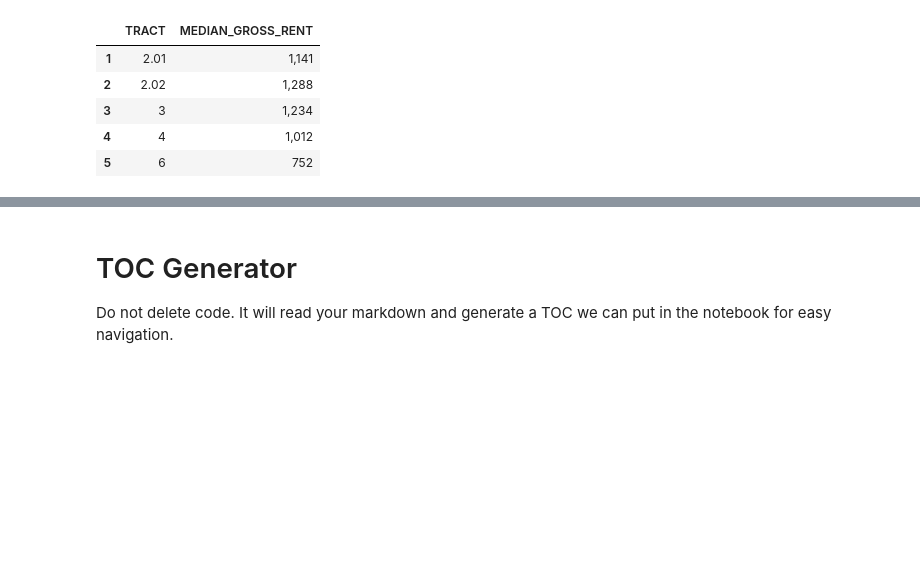
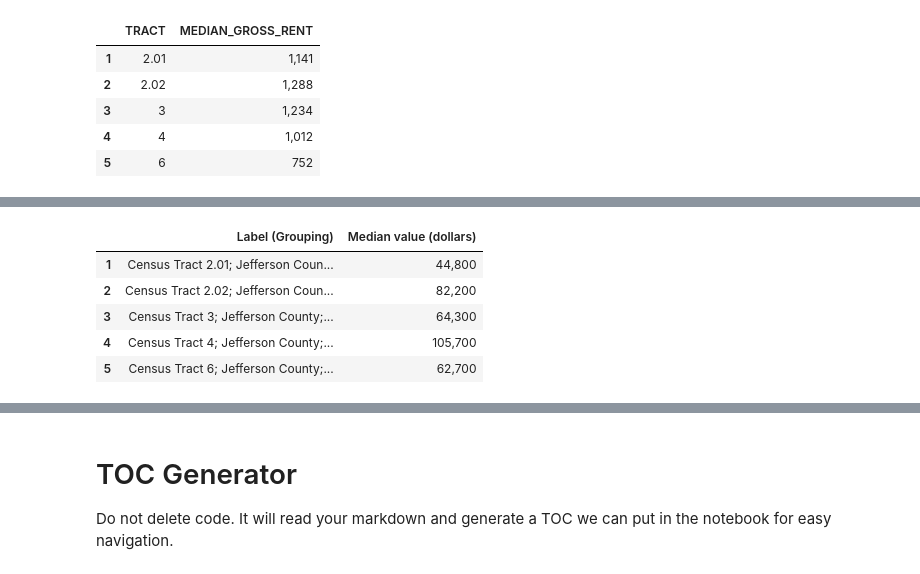
Before and after one commit to Code-You-Contributors/HUD_data_master, a Jupyter notebook: Curtis/curtis.ipynb, the cells around one changed output, grey strips where cells are left out. Drawn from its saved outputs; the diff is of its cells as text; code cells hidden in the pictures; blank space fills up the shorter version.

Commit message:
cleaned and outputted home value

```diff
--- a/Curtis/curtis.ipynb
+++ b/Curtis/curtis.ipynb
@@ -246,0 +249,4 @@ df_rent.to_csv("../Curtis/data/processed/rent_clean.csv", index = True)
+# %%
+df_home_value = pd.read_csv('../Curtis/data/raw/acs_2024_jefferson_median_home_value_by_tract_b25077.csv')
+
+df_home_value.head()
@@ -246,0 +257,9 @@ df_rent.to_csv("../Curtis/data/processed/rent_clean.csv", index = True)
+# %%
+# Drop all Estimate columns
+cols_to_drop_rent = df_home_value.columns[df_home_value.columns.str.contains('Margin of Error')]
+df_home_value = df_home_value.drop(columns=cols_to_drop_rent)
+
+# Swap columns and rows to match other data sets
+df_home_value = df_home_value.transpose()
+
+df_home_value.head()
@@ -246,0 +273,16 @@ df_rent.to_csv("../Curtis/data/processed/rent_clean.csv", index = True)
+# %%
+df_home_value = df_home_value.reset_index()
+
+# Set the first row as the header
+df_home_value = df_home_value.rename(columns=df_home_value.iloc[0]).drop(df_home_value.index[0])
+
+df_home_value.rename(columns={'Median gross rent' : 'MEDIAN_GROSS_RENT'}, inplace = True)
+
+df_home_value.head()
+# %% [output]
+|  | Label (Grouping) | Median value (dollars) |
+| 1 | Census Tract 2.01; Jefferson Coun... | 44,800 |
+| 2 | Census Tract 2.02; Jefferson Coun... | 82,200 |
+| 3 | Census Tract 3; Jefferson County;... | 64,300 |
+| 4 | Census Tract 4; Jefferson County;... | 105,700 |
+| 5 | Census Tract 6; Jefferson County;... | 62,700 |
```
Also changed, not shown: parts of 5 cells of this notebook, 1 other file.
